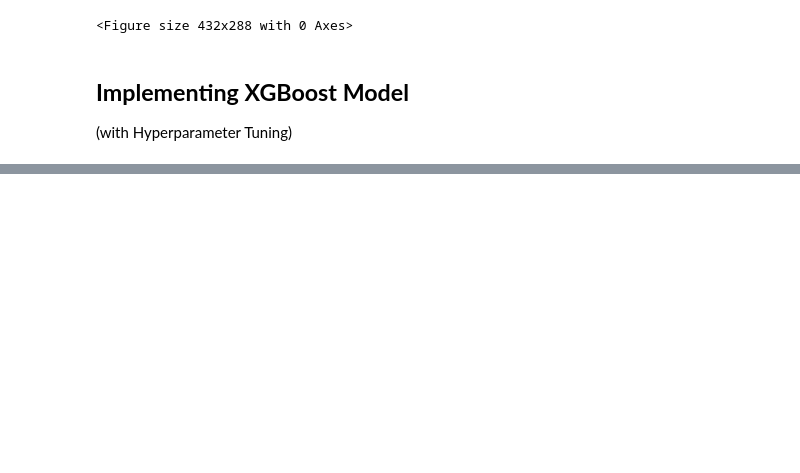
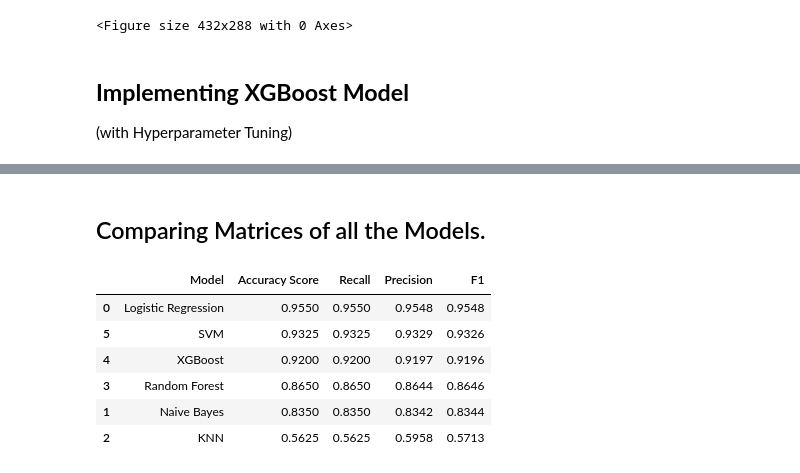
Before and after one commit to DipanshuKumar449/Mobile-Price-Range-Prediction, a Jupyter notebook: Mobile_Price_Range_Prediction.ipynb, the cells around one changed output, grey strips where cells are left out. Cells and saved outputs as stored; diff of their text form; code cells hidden in the pictures; blank space fills up the shorter version.

```diff
--- a/Mobile_Price_Range_Prediction.ipynb
+++ b/Mobile_Price_Range_Prediction.ipynb
@@ -1048,0 +1158,63 @@ Confusion metrix for the Testing Data
+# %% [markdown]
+## Comparing Matrices of all the Models.
+# %%
+# Dictionary to store Logistic Regression Evaluation Matrices
+dict_log_reg =  {'Model' : 'Logistic Regression',
+              'Accuracy Score' : round(accuracy_score(Y_test, log_reg_pred_test),4),
+              'Recall' : round(recall_score(Y_test, log_reg_pred_test,average='weighted'),4),
+              'Precision' : round(precision_score(Y_test, log_reg_pred_test,average='weighted'),4),
+              'F1' : round(f1_score(Y_test, log_reg_pred_test,average='weighted'),4)
+              }
+
+# Dictionary to store Naive Bayes Evaluation Matrices
+dict_NB =  {'Model' : 'Naive Bayes',
+              'Accuracy Score' : round(accuracy_score(Y_test, NB_pred_test),4),
+              'Recall' : round(recall_score(Y_test, NB_pred_test,average='weighted'),4),
+              'Precision' : round(precision_score(Y_test, NB_pred_test,average='weighted'),4),
+              'F1' : round(f1_score(Y_test, NB_pred_test,average='weighted'),4)
+              }
+
+# Dictionary to store KNN Evaluation Matrices
+dict_KNN =  {'Model' : 'KNN',
+              'Accuracy Score' : round(accuracy_score(Y_test, KNN_pred_test),4),
+              'Recall' : round(recall_score(Y_test, KNN_pred_test,average='weighted'),4),
+              'Precision' : round(precision_score(Y_test, KNN_pred_test,average='weighted'),4),
+              'F1' : round(f1_score(Y_test, KNN_pred_test,average='weighted'),4)
+              }
+
+# Dictionary to store Random Forest Evaluation Matrices
+dict_Ran_for =  {'Model' : 'Random Forest',
+              'Accuracy Score' : round(accuracy_score(Y_test, Ran_for_pred_test),4),
+              'Recall' : round(recall_score(Y_test, Ran_for_pred_test,average='weighted'),4),
+              'Precision' : round(precision_score(Y_test, Ran_for_pred_test,average='weighted'),4),
+              'F1' : round(f1_score(Y_test, Ran_for_pred_test,average='weighted'),4)
+              }
+
+# Dictionary to store XGBoost Evaluation Matrices
+dict_XGBoost =  {'Model' : 'XGBoost',
+              'Accuracy Score' : round(accuracy_score(Y_test, XGB_pred_test),4),
+              'Recall' : round(recall_score(Y_test, XGB_pred_test,average='weighted'),4),
+              'Precision' : round(precision_score(Y_test, XGB_pred_test,average='weighted'),4),
+              'F1' : round(f1_score(Y_test, XGB_pred_test,average='weighted'),4)
+              }
+
+# Dictionary to store SVM Evaluation Matrices
+dict_SVM =  {'Model' : 'SVM',
+              'Accuracy Score' : round(accuracy_score(Y_test, SVM_pred_test),4),
+              'Recall' : round(recall_score(Y_test, SVM_pred_test,average='weighted'),4),
+              'Precision' : round(precision_score(Y_test, SVM_pred_test,average='weighted'),4),
+              'F1' : round(f1_score(Y_test, SVM_pred_test,average='weighted'),4)
+              }
+
+# Data Frame storing the Matrices of all the Models
+models_df = pd.DataFrame([dict_log_reg,dict_NB,dict_KNN,dict_Ran_for,dict_XGBoost,dict_SVM])
+models_df.sort_values(by=['Accuracy Score'], ascending=False, inplace=True)
+models_df
+# %% [output]
+|  | Model | Accuracy Score | Recall | Precision | F1 |
+| 0 | Logistic Regression | 0.9550 | 0.9550 | 0.9548 | 0.9548 |
+| 5 | SVM | 0.9325 | 0.9325 | 0.9329 | 0.9326 |
+| 4 | XGBoost | 0.9200 | 0.9200 | 0.9197 | 0.9196 |
+| 3 | Random Forest | 0.8650 | 0.8650 | 0.8644 | 0.8646 |
+| 1 | Naive Bayes | 0.8350 | 0.8350 | 0.8342 | 0.8344 |
+| 2 | KNN | 0.5625 | 0.5625 | 0.5958 | 0.5713 |
```
Also changed, not shown: parts of 6 cells of this notebook.
